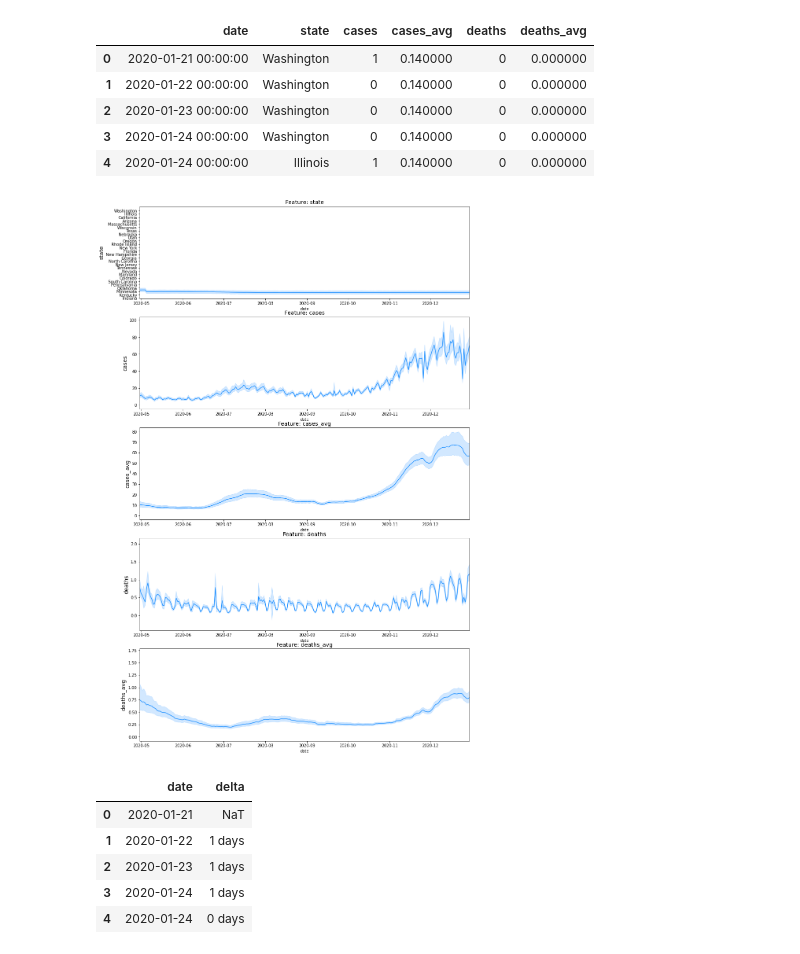
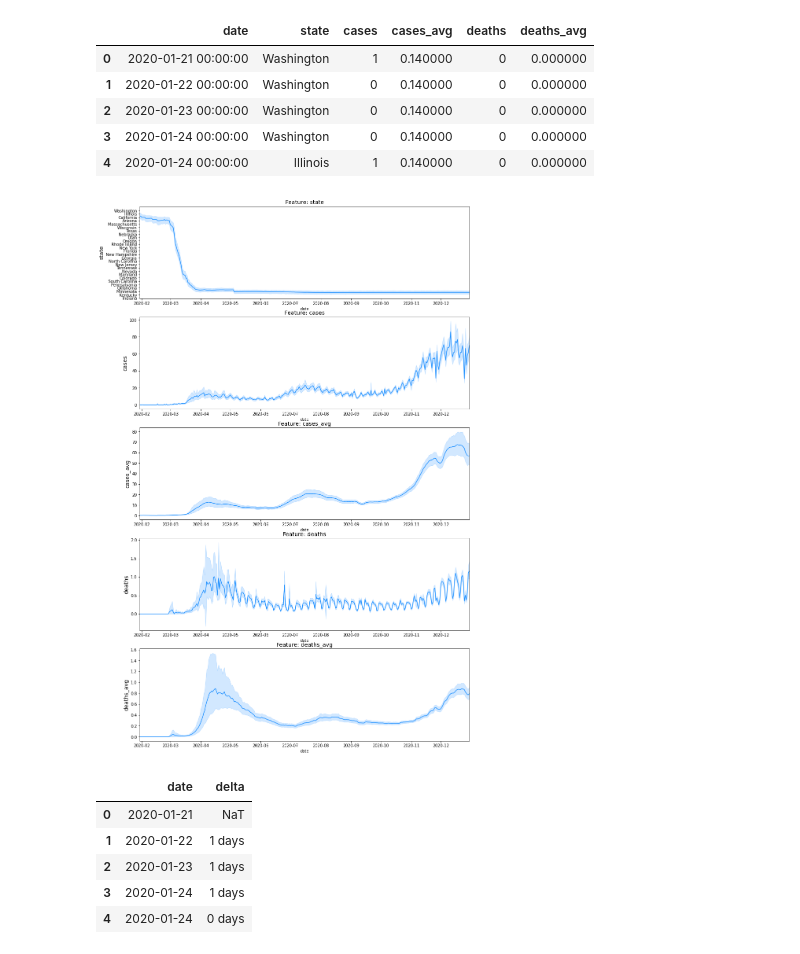
Before and after one commit to SravaniKatlaganti/TimeSeriesAnalysisOfCOVID19, a Jupyter notebook: Covid19.ipynb, the cells around one changed output. Saved outputs shown, nothing was run; the diff lists cells and outputs as text; code cells hidden in the pictures.

```diff
--- a/Covid19.ipynb
+++ b/Covid19.ipynb
@@ -19,7 +21,7 @@ warnings.filterwarnings('ignore')
 
 np.random.seed(7)
 # %%
-df = pd.read_csv("us-counties-2020.csv")
+df = pd.read_csv("https://raw.githubusercontent.com/Kande2011/TimeSeriesAnalysisOfCOVID19/data_preprocessing/DataSets/us-counties-2020.csv")
 df.head()
 # %% [output]
 |  | date | geoid | county | state | cases | cases_avg | cases_avg_per_100k | deaths | deaths_avg | ... |
@@ -59,15 +65,15 @@ df.head().style.set_properties(subset=['date'], **{'background-color': 'dodgerbl
 # %%
 # To compelte the data, as naive method, we will use ffill
 f, ax = plt.subplots(nrows=5, ncols=1, figsize=(15, 25))
 
 for i, column in enumerate(df.drop('date', axis=1).columns):
     sns.lineplot(x=df['date'], y=df[column].fillna(method='ffill'), ax=ax[i], color='dodgerblue')
     ax[i].set_title('Feature: {}'.format(column), fontsize=14)
     ax[i].set_ylabel(ylabel=column, fontsize=14)
 
-    ax[i].set_xlim([date(2020, 4, 30), date(2020, 12, 30)])
+    ax[i].set_xlim([date(2020, 1, 30), date(2020, 12, 30)])
 # %% [output]
-[figure, old version]
+[figure, new version]
 # %%
 df = df.sort_values(by='date')
 
```
Also changed, not shown: parts of 53 cells of this notebook.
